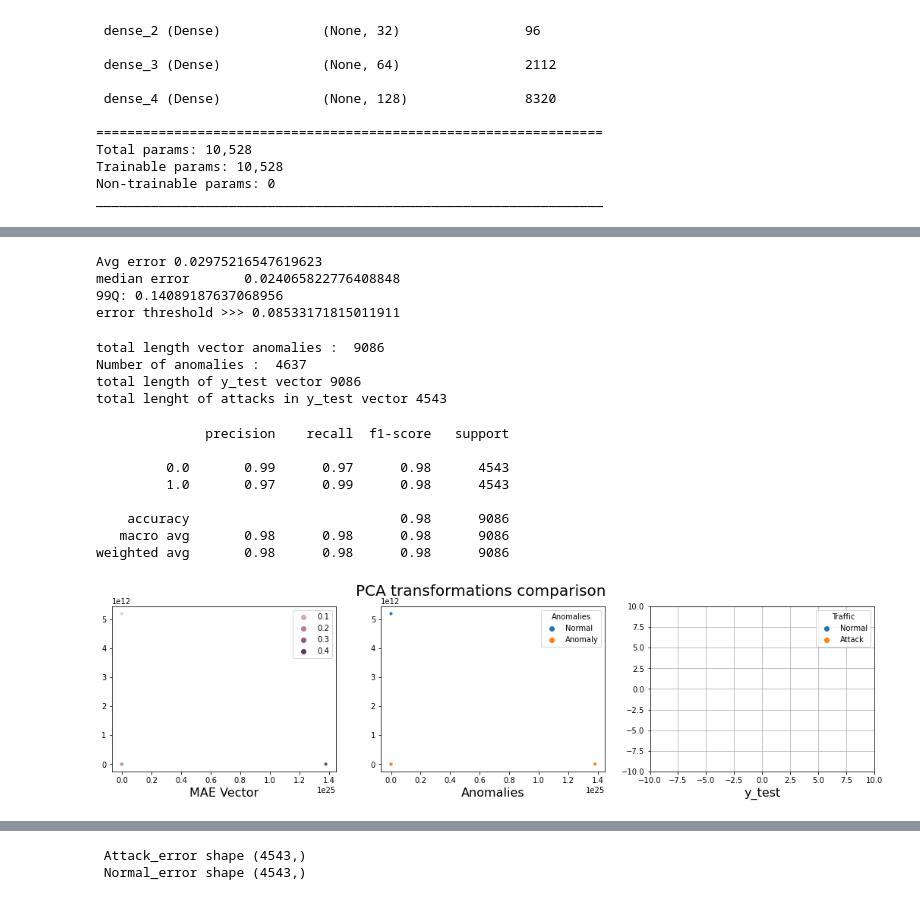
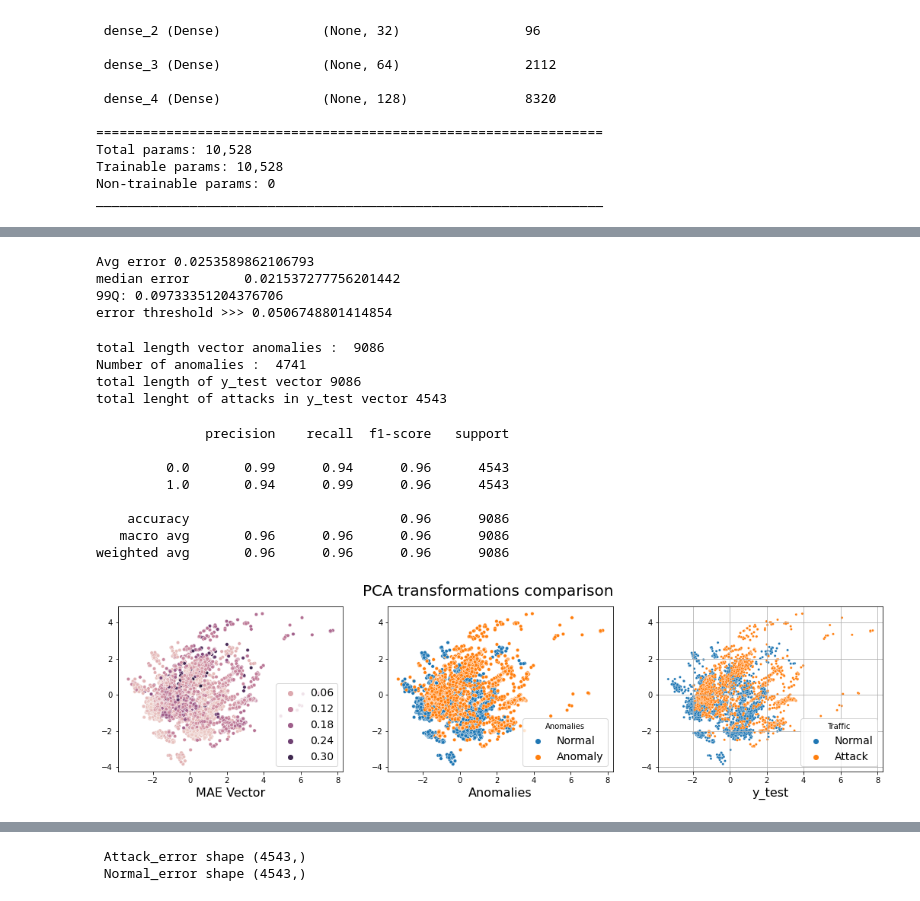
Before and after one commit to castorgit/Autoencoders, a Jupyter notebook: VAE_Ele_Rea_02_v01.ipynb, the cells around one changed output, grey strips where cells are left out. Cells and saved outputs as stored; diff of their text form; code cells hidden in the pictures.

```diff
--- a/VAE_Ele_Rea_02_v01.ipynb
+++ b/VAE_Ele_Rea_02_v01.ipynb
@@ -246,7 +246,7 @@ vae_model.summary()
 
 results = vae_model.fit(X_train, X_train,
                         shuffle=True,
-                        epochs=1000,
+                        epochs=300,
                         batch_size=32)
 # %% [output]
 Model: "vae_mlp"
@@ -312,13 +312,13 @@ mae_vector = get_error_term(X_train_pred, X_train, _rmse=False)
 print(f'Avg error {np.mean(mae_vector)}\nmedian error \
       {np.median(mae_vector)}\n99Q: {np.quantile(mae_vector, 0.99)}')
 
-error_thresh = np.quantile(mae_vector, 0.97)
+error_thresh = np.quantile(mae_vector, 0.95)
 print('error threshold >>>', error_thresh)
 # %% [output]
-Avg error 0.02975216547619623
-median error       0.024065822776408848
-99Q: 0.14089187637068956
-error threshold >>> 0.08533171815011911
+Avg error 0.0253589862106793
+median error       0.021537277756201442
+99Q: 0.09733351204376706
+error threshold >>> 0.0506748801414854
 # %%
 # application of error threshold in test vector
 # A vector of anomalies is created with the points that go over the threshold
@@ -334,7 +334,7 @@ print('total length of y_test vector',len(y_test))
 print('total lenght of attacks in y_test vector', np.count_nonzero(y_test))
 # %% [output]
 total length vector anomalies :  9086
-Number of anomalies :  4637
+Number of anomalies :  4741
 total length of y_test vector 9086
 total lenght of attacks in y_test vector 4543
 # %%
@@ -343,12 +343,12 @@ print(classification_report(y_test, anomalies))
 # %% [output]
               precision    recall  f1-score   support
 
-         0.0       0.99      0.97      0.98      4543
-         1.0       0.97      0.99      0.98      4543
+         0.0       0.99      0.94      0.96      4543
+         1.0       0.94      0.99      0.96      4543
 
-    accuracy                           0.98      9086
-   macro avg       0.98      0.98      0.98      9086
-weighted avg       0.98      0.98      0.98      9086
+    accuracy                           0.96      9086
+   macro avg       0.96      0.96      0.96      9086
+weighted avg       0.96      0.96      0.96      9086
 # %%
 # second prediction with X_test vector to be used in PCA transformation
 X_pred2 = encoder.predict(X_test)
@@ -362,23 +362,23 @@ X_transform = pca.fit_transform(X_pred2)
 # %%
 # Figure comparison PCA transformations
 fig, (ax1,ax2,ax3) = plt.subplots(1,3, figsize=(18,4))
 fig.suptitle('PCA transformations comparison',size=20)
 sns.scatterplot(x=X_transform[:, 0], y=X_transform[:, 1], s=20, hue=mae_vector, ax=ax1)
 ax1.set_xlabel('MAE Vector', size=16)
 sns.scatterplot(x=X_transform[:, 0], y=X_transform[:, 1], s=20, hue=anomalies, ax=ax2)
 ax2.set_xlabel('Anomalies', size = 16)
 legend_labels2, _ = ax2.get_legend_handles_labels()
 ax2.legend(legend_labels2, ['Normal', 'Anomaly'], title='Anomalies')
 sns.scatterplot(x=X_transform[:, 0], y=X_transform[:, 1], s=10, hue=y_test, ax=ax3)
 ax3.set_xlabel('y_test', size = 16)
 legend_labels3, _ = ax3.get_legend_handles_labels()
 ax3.legend(legend_labels3, ['Normal', 'Attack'], title='Traffic')
-plt.xlim([-10, 10])
-plt.ylim([-10, 10])
+#plt.xlim([-10, 10])
+#plt.ylim([-10, 10])
 plt.grid()
 plt.show()
 # %% [output]
-[figure, old version]
+[figure, new version]
 # %%
 fig, ax = plt.subplots(1,1, figsize=(12,10))
 ax.set_title('PCA transformation comparison \n MAE Vector',size=20)
```
Also changed, not shown: parts of 10 cells of this notebook, 1 other file.
